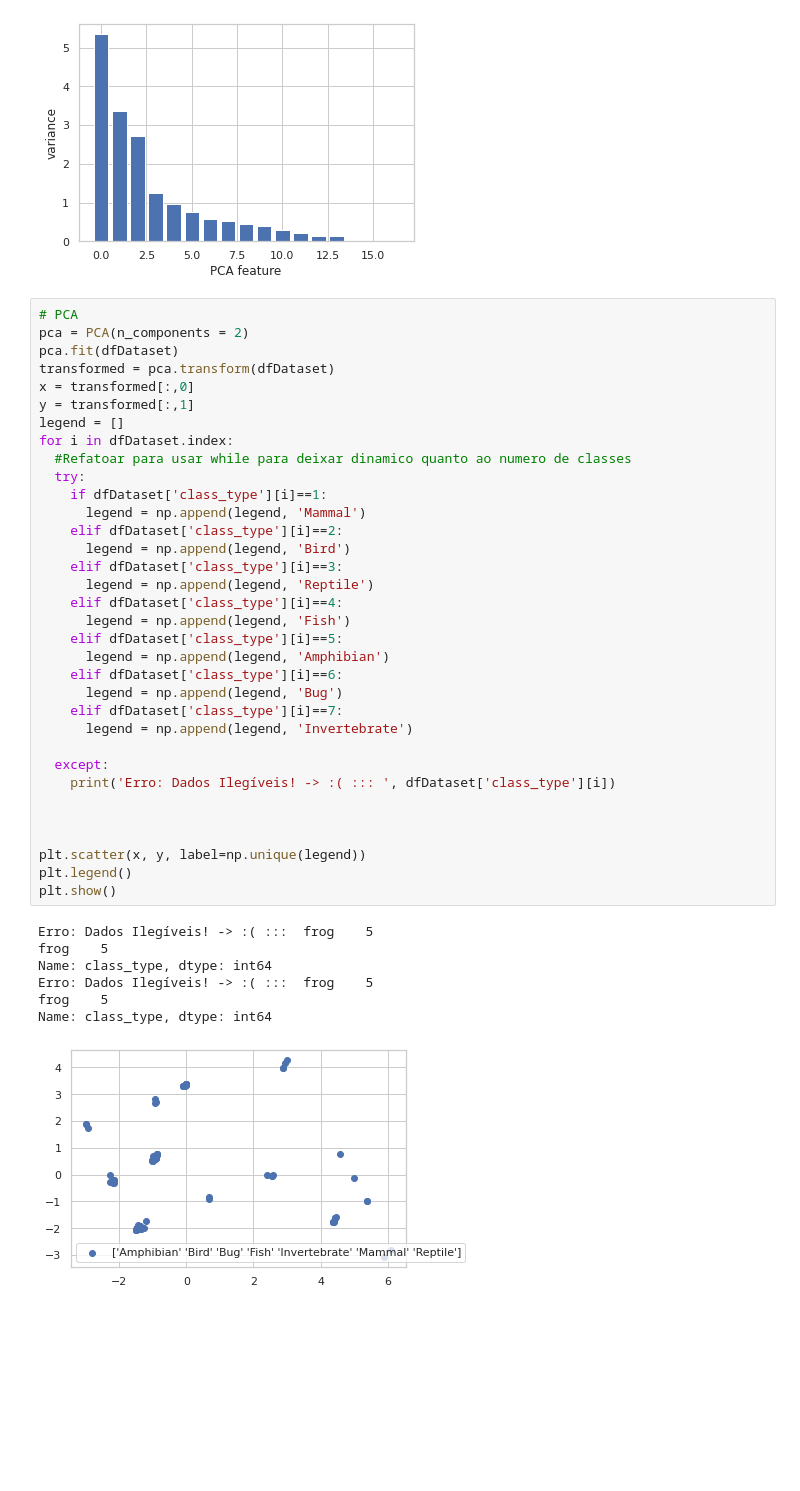
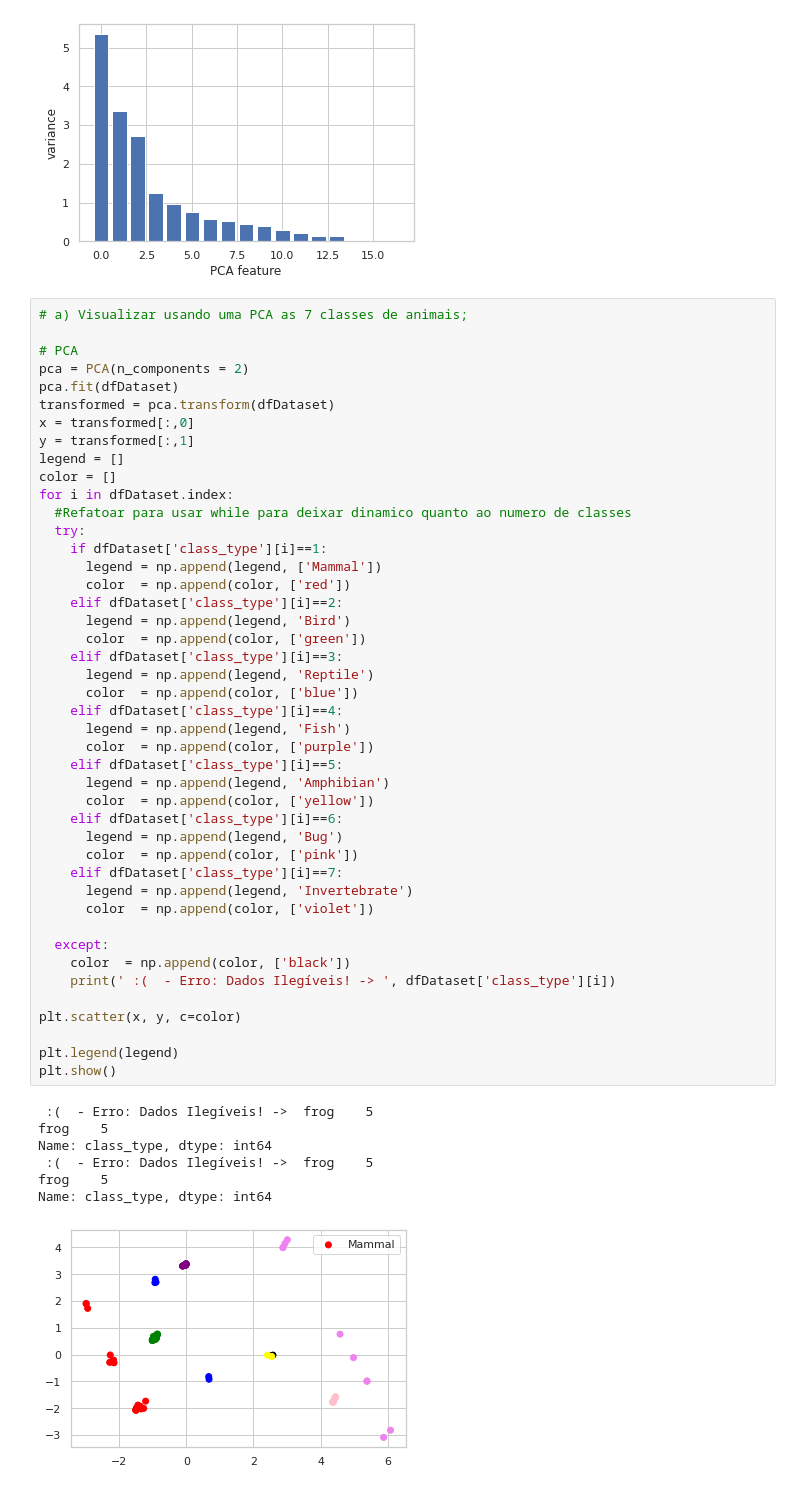
Before and after one commit to vertuam/Experimentos-CCE-UEL, a Jupyter notebook: ProjetoClassificacaoExercicio1.ipynb, the cells around one changed output. Drawn from its saved outputs; the diff is of its cells as text; blank space fills up the shorter version.

```diff
--- a/ProjetoClassificacaoExercicio1.ipynb
+++ b/ProjetoClassificacaoExercicio1.ipynb
@@ -129,44 +131,54 @@ plt.show()
 # %% [output]
 [figure]
 # %%
+# a) Visualizar usando uma PCA as 7 classes de animais;
+
 # PCA
 pca = PCA(n_components = 2)
 pca.fit(dfDataset)
 transformed = pca.transform(dfDataset)
 x = transformed[:,0]
 y = transformed[:,1]
 legend = []
+color = []
 for i in dfDataset.index:
   #Refatoar para usar while para deixar dinamico quanto ao numero de classes
   try:
     if dfDataset['class_type'][i]==1:
-      legend = np.append(legend, 'Mammal')
+      legend = np.append(legend, ['Mammal'])
+      color  = np.append(color, ['red'])
     elif dfDataset['class_type'][i]==2:
       legend = np.append(legend, 'Bird')
+      color  = np.append(color, ['green'])
     elif dfDataset['class_type'][i]==3:
       legend = np.append(legend, 'Reptile')
+      color  = np.append(color, ['blue'])
     elif dfDataset['class_type'][i]==4:
       legend = np.append(legend, 'Fish')
+      color  = np.append(color, ['purple'])
     elif dfDataset['class_type'][i]==5:
       legend = np.append(legend, 'Amphibian')
+      color  = np.append(color, ['yellow'])
     elif dfDataset['class_type'][i]==6:
       legend = np.append(legend, 'Bug')
+      color  = np.append(color, ['pink'])
     elif dfDataset['class_type'][i]==7:
       legend = np.append(legend, 'Invertebrate')
+      color  = np.append(color, ['violet'])
 
   except:
-    print('Erro: Dados Ilegíveis! -> :( ::: ', dfDataset['class_type'][i])
+    color  = np.append(color, ['black'])
+    print(' :(  - Erro: Dados Ilegíveis! -> ', dfDataset['class_type'][i])
 
+plt.scatter(x, y, c=color)
 
-
-plt.scatter(x, y, label=np.unique(legend))
-plt.legend()
+plt.legend(legend)
 plt.show()
 # %% [output]
-Erro: Dados Ilegíveis! -> :( :::  frog    5
+ :(  - Erro: Dados Ilegíveis! ->  frog    5
 frog    5
 Name: class_type, dtype: int64
-Erro: Dados Ilegíveis! -> :( :::  frog    5
+ :(  - Erro: Dados Ilegíveis! ->  frog    5
 frog    5
 Name: class_type, dtype: int64
-[figure, old version]
+[figure, new version]
```
Also changed, not shown: parts of 4 cells of this notebook.
